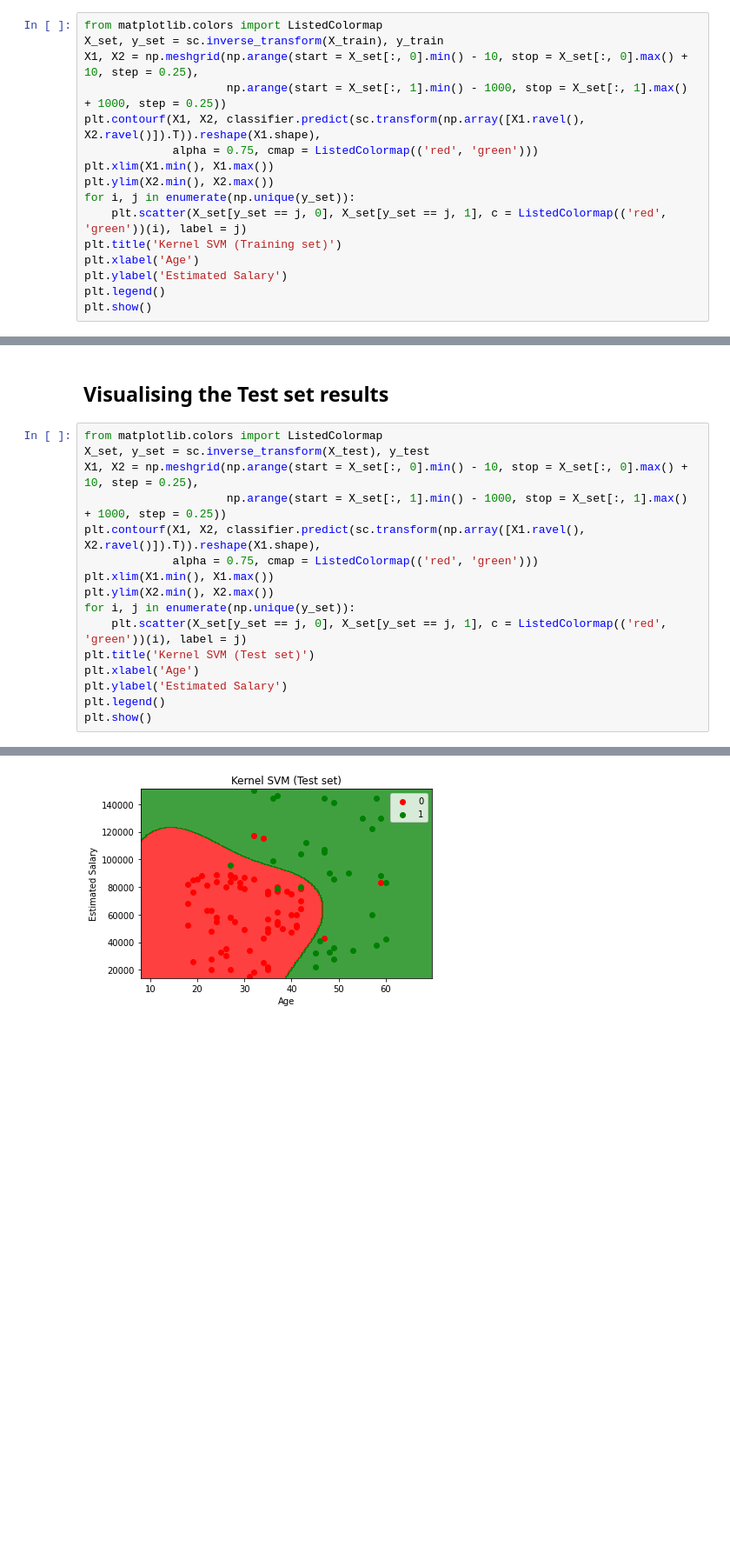
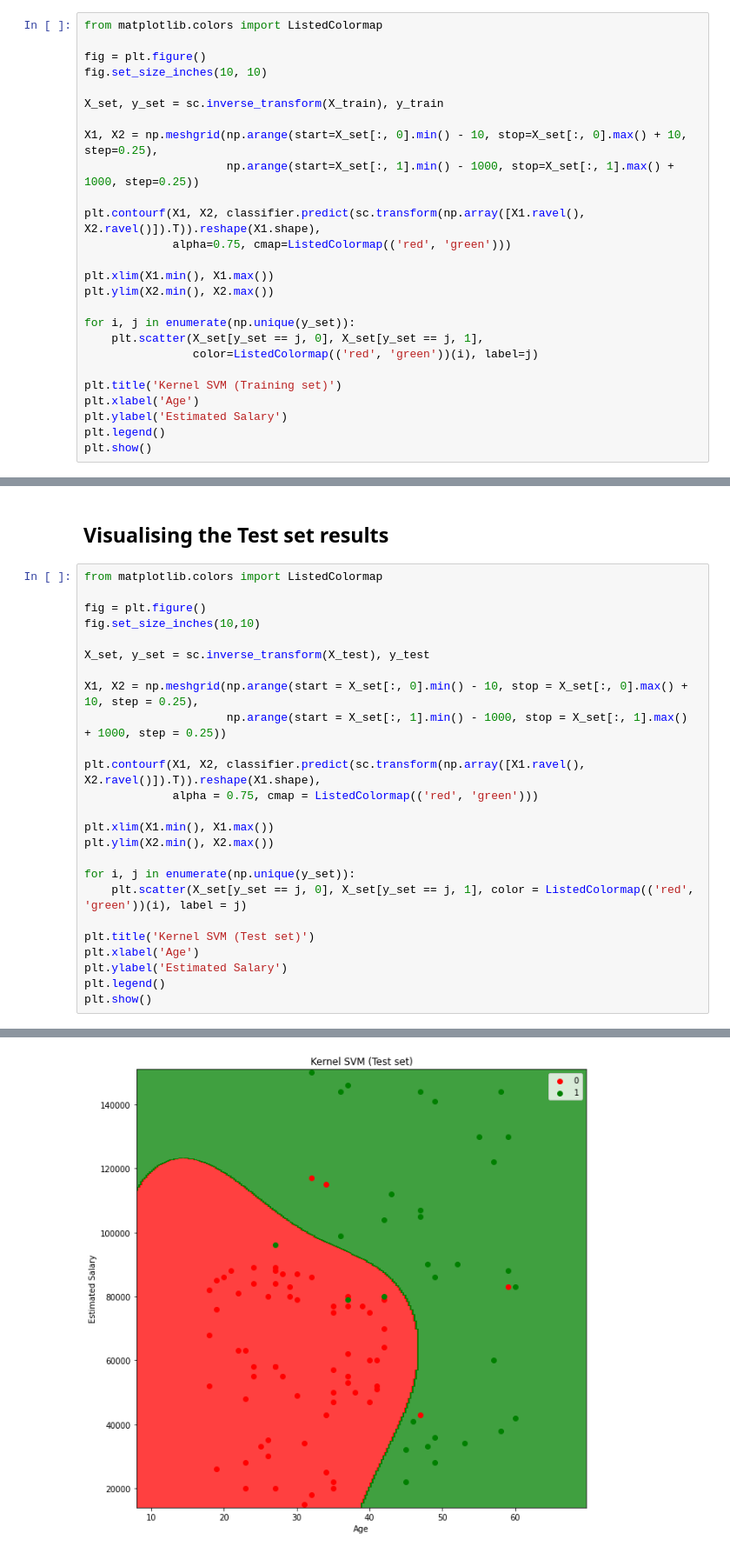
Before and after one commit to JorgeToT/Machine-Learning-Python-R, a Jupyter notebook: Part 3 - Classification/Section 17 - Kernel SVM/Python/kernel_svm.ipynb, the cells around one changed output, grey strips where cells are left out. Shown: that part at 87% size. Saved outputs shown, nothing was run; the diff lists cells and outputs as text; blank space fills up the shorter version.

```diff
--- a/Part 3 - Classification/Section 17 - Kernel SVM/Python/kernel_svm.ipynb
+++ b/Part 3 - Classification/Section 17 - Kernel SVM/Python/kernel_svm.ipynb
@@ -177,15 +174,25 @@ accuracy_score(y_test, y_pred)
 ## Visualising the Training set results
 # %%
 from matplotlib.colors import ListedColormap
+
+fig = plt.figure()
+fig.set_size_inches(10, 10)
+
 X_set, y_set = sc.inverse_transform(X_train), y_train
-X1, X2 = np.meshgrid(np.arange(start = X_set[:, 0].min() - 10, stop = X_set[:, 0].max() + 10, step = 0.25),
-                     np.arange(start = X_set[:, 1].min() - 1000, stop = X_set[:, 1].max() + 1000, step = 0.25))
+
+X1, X2 = np.meshgrid(np.arange(start=X_set[:, 0].min() - 10, stop=X_set[:, 0].max() + 10, step=0.25),
+                     np.arange(start=X_set[:, 1].min() - 1000, stop=X_set[:, 1].max() + 1000, step=0.25))
+
 plt.contourf(X1, X2, classifier.predict(sc.transform(np.array([X1.ravel(), X2.ravel()]).T)).reshape(X1.shape),
-             alpha = 0.75, cmap = ListedColormap(('red', 'green')))
+             alpha=0.75, cmap=ListedColormap(('red', 'green')))
+
 plt.xlim(X1.min(), X1.max())
 plt.ylim(X2.min(), X2.max())
+
 for i, j in enumerate(np.unique(y_set)):
-    plt.scatter(X_set[y_set == j, 0], X_set[y_set == j, 1], c = ListedColormap(('red', 'green'))(i), label = j)
+    plt.scatter(X_set[y_set == j, 0], X_set[y_set == j, 1],
+                color=ListedColormap(('red', 'green'))(i), label=j)
+
 plt.title('Kernel SVM (Training set)')
 plt.xlabel('Age')
 plt.ylabel('Estimated Salary')
@@ -199,15 +204,24 @@ plt.show()
 ## Visualising the Test set results
 # %%
 from matplotlib.colors import ListedColormap
+
+fig = plt.figure()
+fig.set_size_inches(10,10)
+
 X_set, y_set = sc.inverse_transform(X_test), y_test
+
 X1, X2 = np.meshgrid(np.arange(start = X_set[:, 0].min() - 10, stop = X_set[:, 0].max() + 10, step = 0.25),
                      np.arange(start = X_set[:, 1].min() - 1000, stop = X_set[:, 1].max() + 1000, step = 0.25))
+
 plt.contourf(X1, X2, classifier.predict(sc.transform(np.array([X1.ravel(), X2.ravel()]).T)).reshape(X1.shape),
              alpha = 0.75, cmap = ListedColormap(('red', 'green')))
+
 plt.xlim(X1.min(), X1.max())
 plt.ylim(X2.min(), X2.max())
+
 for i, j in enumerate(np.unique(y_set)):
-    plt.scatter(X_set[y_set == j, 0], X_set[y_set == j, 1], c = ListedColormap(('red', 'green'))(i), label = j)
+    plt.scatter(X_set[y_set == j, 0], X_set[y_set == j, 1], color = ListedColormap(('red', 'green'))(i), label = j)
+
 plt.title('Kernel SVM (Test set)')
 plt.xlabel('Age')
 plt.ylabel('Estimated Salary')
@@ -219 +231 @@ plt.show()
-[figure, old version]
+[figure, new version]
```
Also changed, not shown: parts of 3 cells of this notebook, 1 other file.
